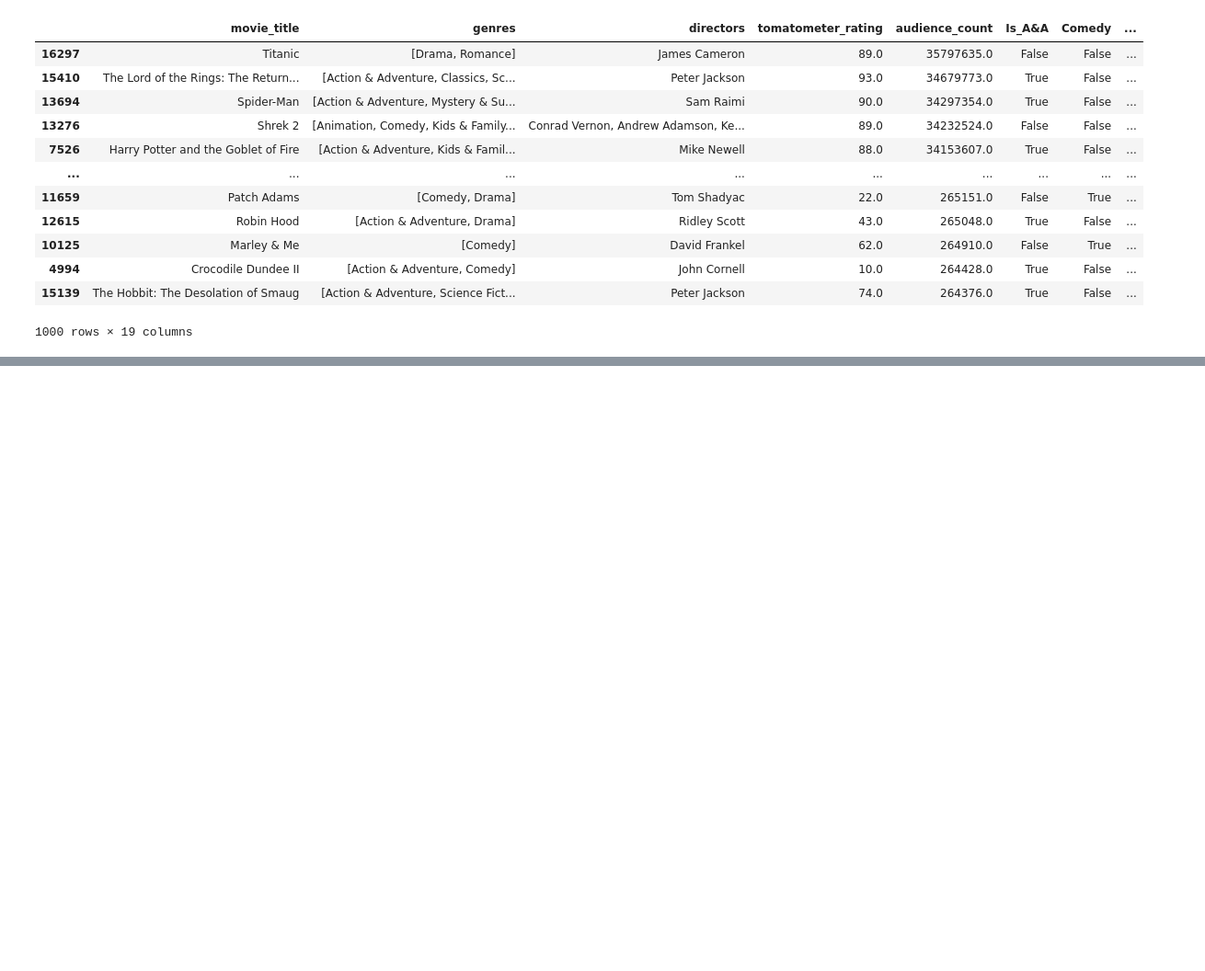
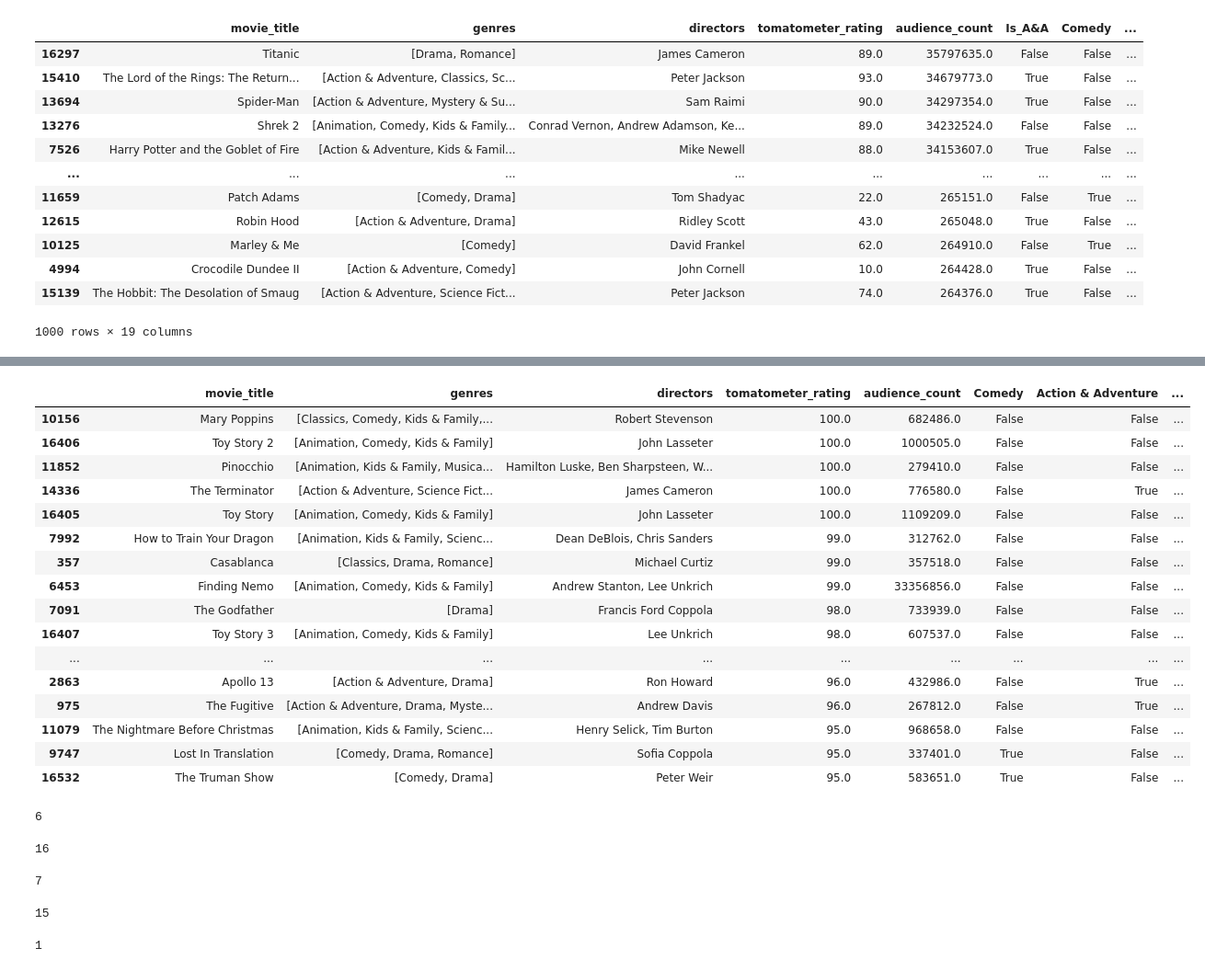
Before and after one commit to camdeman/MMA, a Jupyter notebook: project notebook.ipynb, the cells around one changed output, grey strips where cells are left out. Shown at 92% size. Drawn from its saved outputs; the diff is of its cells as text; code cells hidden in the pictures; blank space fills up the shorter version.

Commit message:
finalizing dataframes df_genre6

```diff
--- a/project notebook.ipynb
+++ b/project notebook.ipynb
@@ -367,4 +367,4 @@ See the caveats in the documentation: https://pandas.pydata.org/pandas-docs/stab
 | 15139 | The Hobbit: The Desolation of Smaug | [Action & Adventure, Science Fict... | Peter Jackson | 74.0 | 264376.0 | True | False | ... |
 1000 rows × 19 columns
 # %%
-df_aud_count_3.drop(["Is_A&A"], axis=1)
+df_genre = df_aud_count_3.drop(["Is_A&A"], axis=1)
@@ -406,0 +371,2 @@ memory usage: 60.5+ KB
+# %%
+df_genre2 = df_genre.sort_values(by= 'tomatometer_rating', ascending=False)
@@ -406,0 +389,42 @@ memory usage: 60.5+ KB
+# %%
+df_genre3 = df_genre2.head(50)
+# %%
+df_genre3
+# %% [output]
+|  | movie_title | genres | directors | tomatometer_rating | audience_count | Comedy | Action & Adventure | ... |
+| 10156 | Mary Poppins | [Classics, Comedy, Kids & Family,... | Robert Stevenson | 100.0 | 682486.0 | False | False | ... |
+| 16406 | Toy Story 2 | [Animation, Comedy, Kids & Family] | John Lasseter | 100.0 | 1000505.0 | False | False | ... |
+| 11852 | Pinocchio | [Animation, Kids & Family, Musica... | Hamilton Luske, Ben Sharpsteen, W... | 100.0 | 279410.0 | False | False | ... |
+| 14336 | The Terminator | [Action & Adventure, Science Fict... | James Cameron | 100.0 | 776580.0 | False | True | ... |
+| 16405 | Toy Story | [Animation, Comedy, Kids & Family] | John Lasseter | 100.0 | 1109209.0 | False | False | ... |
+| 7992 | How to Train Your Dragon | [Animation, Kids & Family, Scienc... | Dean DeBlois, Chris Sanders | 99.0 | 312762.0 | False | False | ... |
+| 357 | Casablanca | [Classics, Drama, Romance] | Michael Curtiz | 99.0 | 357518.0 | False | False | ... |
+| 6453 | Finding Nemo | [Animation, Comedy, Kids & Family] | Andrew Stanton, Lee Unkrich | 99.0 | 33356856.0 | False | False | ... |
+| 7091 | The Godfather | [Drama] | Francis Ford Coppola | 98.0 | 733939.0 | False | False | ... |
+| 16407 | Toy Story 3 | [Animation, Comedy, Kids & Family] | Lee Unkrich | 98.0 | 607537.0 | False | False | ... |
+| ... | ... | ... | ... | ... | ... | ... | ... | ... |
+| 2863 | Apollo 13 | [Action & Adventure, Drama] | Ron Howard | 96.0 | 432986.0 | False | True | ... |
+| 975 | The Fugitive | [Action & Adventure, Drama, Myste... | Andrew Davis | 96.0 | 267812.0 | False | True | ... |
+| 11079 | The Nightmare Before Christmas | [Animation, Kids & Family, Scienc... | Henry Selick, Tim Burton | 95.0 | 968658.0 | False | False | ... |
+| 9747 | Lost In Translation | [Comedy, Drama, Romance] | Sofia Coppola | 95.0 | 337401.0 | True | False | ... |
+| 16532 | The Truman Show | [Comedy, Drama] | Peter Weir | 95.0 | 583651.0 | True | False | ... |
+# %%
+df_genre3['Comedy'].sum()
+# %% [output]
+6
+# %%
+df_genre3['Action & Adventure'].sum()
+# %% [output]
+16
+# %%
+df_genre3['Drama'].sum()
+# %% [output]
+7
+# %%
+df_genre3['Animation'].sum()
+# %% [output]
+15
+# %%
+df_genre3['Kids & Family'].sum()
+# %% [output]
+1
```
Also changed, not shown: parts of 16 cells of this notebook.
